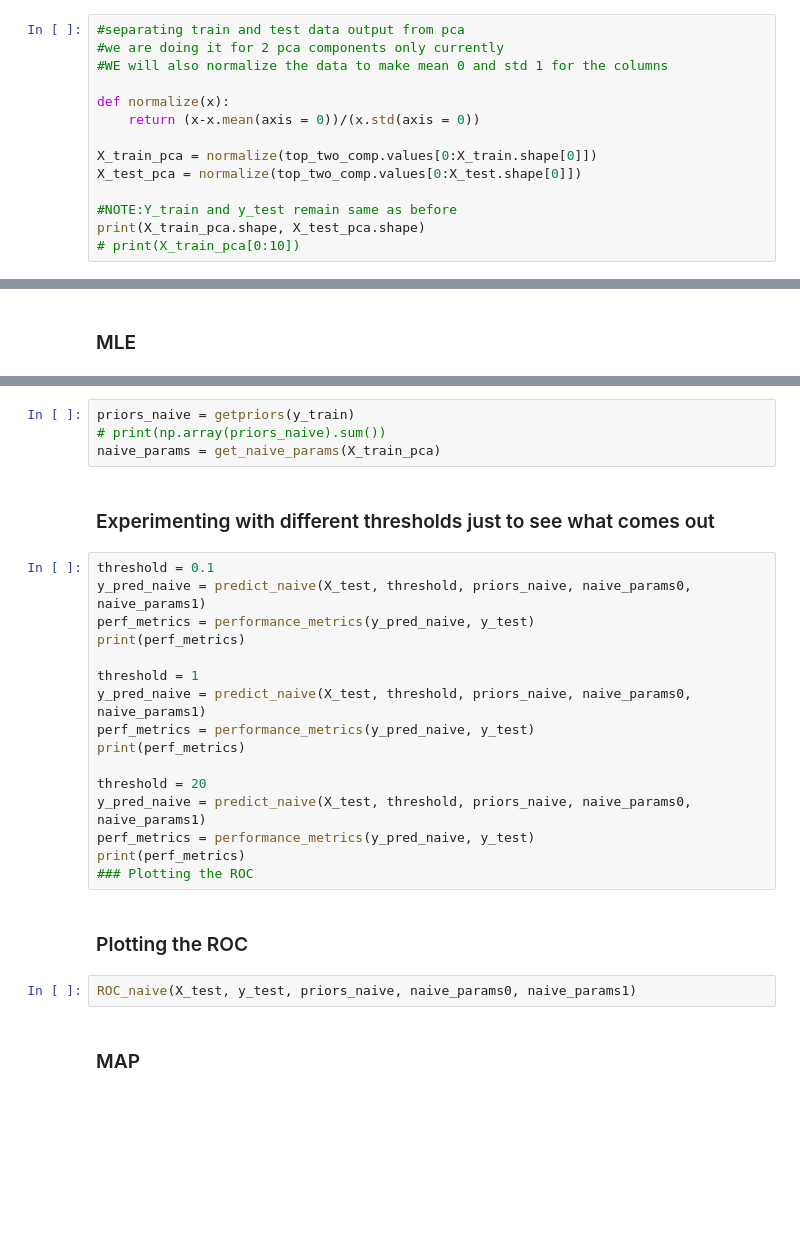
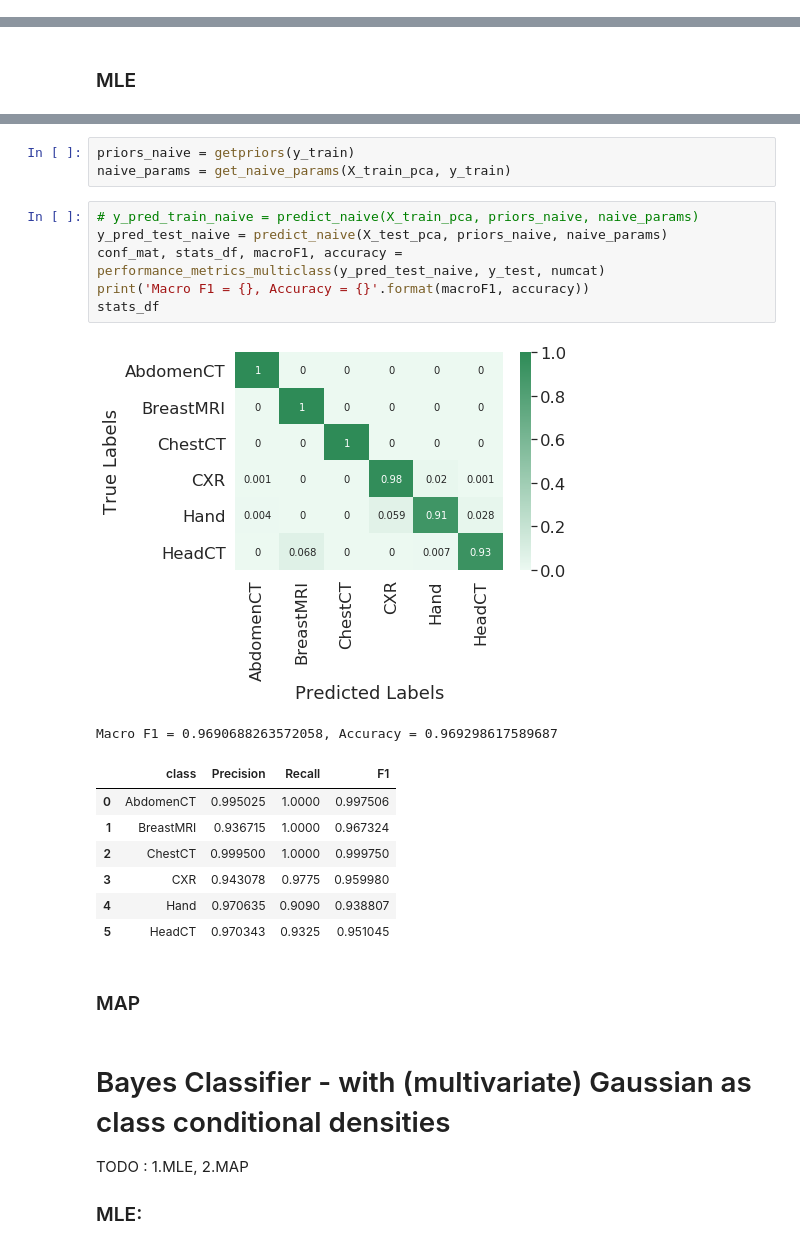
Before and after one commit to HarmanDotpy/ML-Assignment1, a Jupyter notebook: Medical_MNIST.ipynb, the cells around one changed output, grey strips where cells are left out. Saved outputs shown, nothing was run; the diff lists cells and outputs as text; blank space fills up the shorter version.

Commit message:
Naive Bayes, Bayes done for multi class

```diff
--- a/Medical_MNIST.ipynb
+++ b/Medical_MNIST.ipynb
@@ -276,14 +265,0 @@ Number of unique classes are = 7
-# %%
-#separating train and test data output from pca
-#we are doing it for 2 pca components only currently
-#WE will also normalize the data to make mean 0 and std 1 for the columns
-
-def normalize(x):
-    return (x-x.mean(axis = 0))/(x.std(axis = 0))
-
-X_train_pca = normalize(top_two_comp.values[0:X_train.shape[0]])
-X_test_pca = normalize(top_two_comp.values[0:X_test.shape[0]])
-
-#NOTE:Y_train and y_test remain same as before
-print(X_train_pca.shape, X_test_pca.shape)
-# print(X_train_pca[0:10])
@@ -387,28 +357,27 @@ def ROC_naive(X_test, y_test, priors, params_0, params_1):
 # %%
 priors_naive = getpriors(y_train)
-# print(np.array(priors_naive).sum())
-naive_params = get_naive_params(X_train_pca)
+naive_params = get_naive_params(X_train_pca, y_train)
-# %% [markdown]
-### Experimenting with different thresholds just to see what comes out
-# %%
-threshold = 0.1
-y_pred_naive = predict_naive(X_test, threshold, priors_naive, naive_params0, naive_params1)
-perf_metrics = performance_metrics(y_pred_naive, y_test)
-print(perf_metrics)
-
-threshold = 1
-y_pred_naive = predict_naive(X_test, threshold, priors_naive, naive_params0, naive_params1)
-perf_metrics = performance_metrics(y_pred_naive, y_test)
-print(perf_metrics)
-
-threshold = 20
-y_pred_naive = predict_naive(X_test, threshold, priors_naive, naive_params0, naive_params1)
-perf_metrics = performance_metrics(y_pred_naive, y_test)
-print(perf_metrics)
-### Plotting the ROC
-# %% [markdown]
-### Plotting the ROC
-# %%
-ROC_naive(X_test, y_test, priors_naive, naive_params0, naive_params1)
+# %%
+# y_pred_train_naive = predict_naive(X_train_pca, priors_naive, naive_params)
+y_pred_test_naive = predict_naive(X_test_pca, priors_naive, naive_params)
+conf_mat, stats_df, macroF1, accuracy = performance_metrics_multiclass(y_pred_test_naive, y_test, numcat)
+print('Macro F1 = {}, Accuracy = {}'.format(macroF1, accuracy))
+stats_df
+# %% [output]
+[figure, added]
+Macro F1 = 0.9690688263572058, Accuracy = 0.969298617589687
+|  | class | Precision | Recall | F1 |
+| 0 | AbdomenCT | 0.995025 | 1.0000 | 0.997506 |
+| 1 | BreastMRI | 0.936715 | 1.0000 | 0.967324 |
+| 2 | ChestCT | 0.999500 | 1.0000 | 0.999750 |
+| 3 | CXR | 0.943078 | 0.9775 | 0.959980 |
+| 4 | Hand | 0.970635 | 0.9090 | 0.938807 |
+| 5 | HeadCT | 0.970343 | 0.9325 | 0.951045 |
 # %% [markdown]
 ### MAP
+# %% [markdown]
+# Bayes Classifier - with (multivariate) Gaussian as class conditional densities
+
+TODO : 1.MLE, 2.MAP
+
+### MLE:
```
Also changed, not shown: parts of 28 cells of this notebook.
